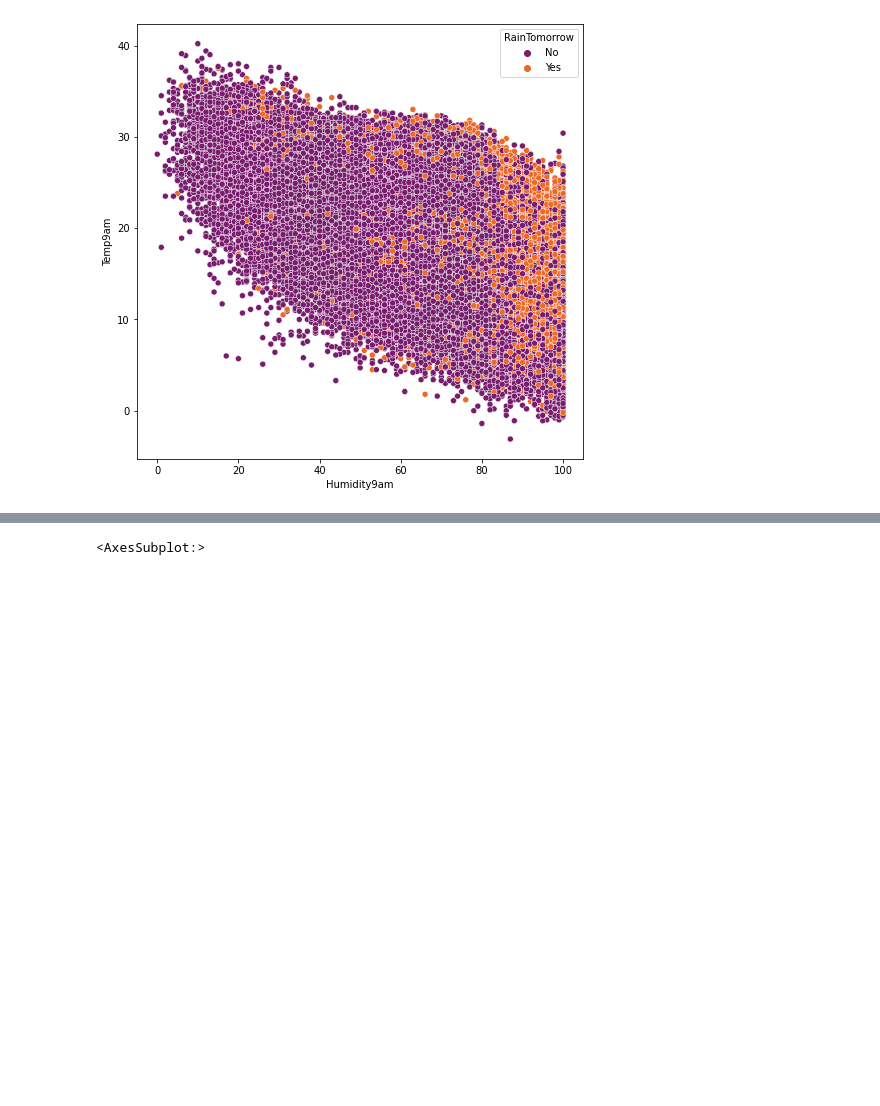
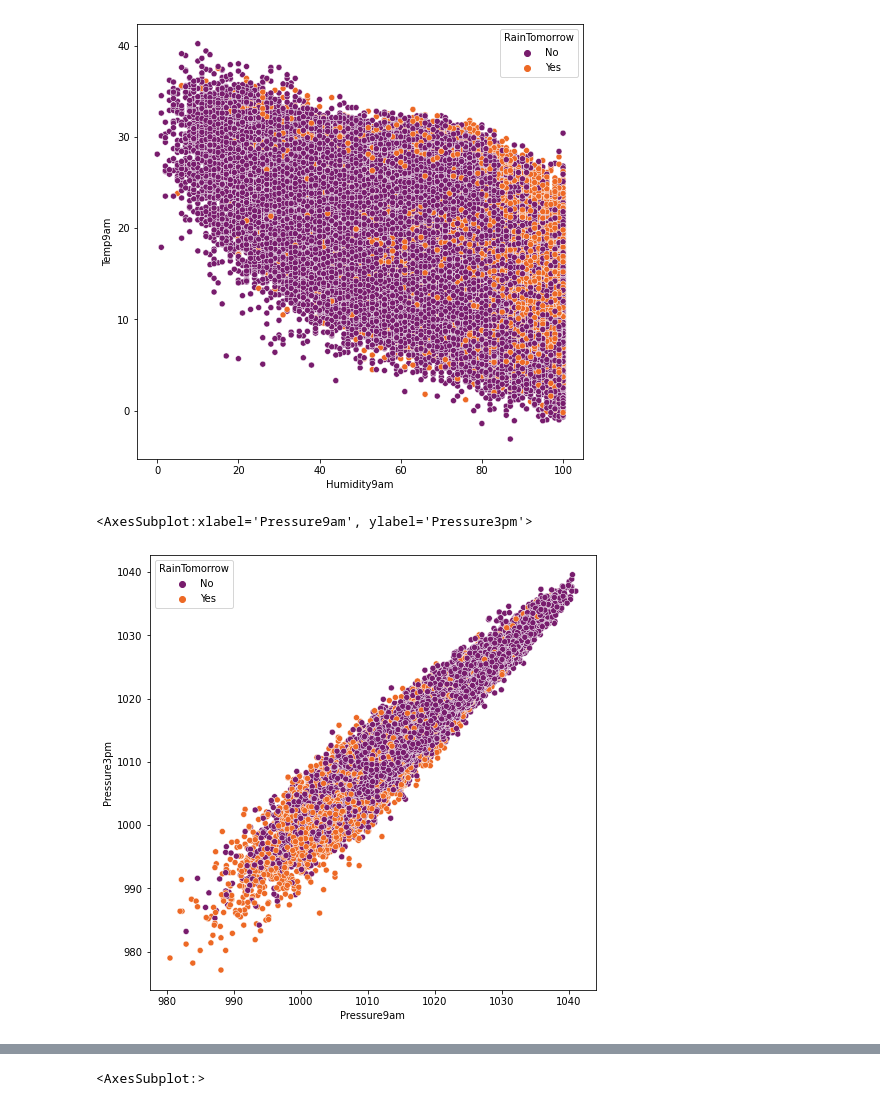
Before and after one commit to Kavita-Bishnoi/ML-Project, a Jupyter notebook: weatherAUS.ipynb, the cells around one changed output, grey strips where cells are left out. Drawn from its saved outputs; the diff is of its cells as text; code cells hidden in the pictures; blank space fills up the shorter version.

```diff
--- a/weatherAUS.ipynb
+++ b/weatherAUS.ipynb
@@ -115,3 +137,9 @@ sns.scatterplot(x='Humidity9am', y='Temp9am', hue='RainTomorrow',palette='infern
 # %% [output]
 <AxesSubplot:xlabel='Humidity9am', ylabel='Temp9am'>
 [figure]
+# %%
+plt.figure(figsize=(8,8))
+sns.scatterplot(x='Pressure9am', y='Pressure3pm', hue='RainTomorrow',palette='inferno', data=df)
+# %% [output]
+<AxesSubplot:xlabel='Pressure9am', ylabel='Pressure3pm'>
+[figure, added]
```
Also changed, not shown: parts of 42 cells of this notebook.
